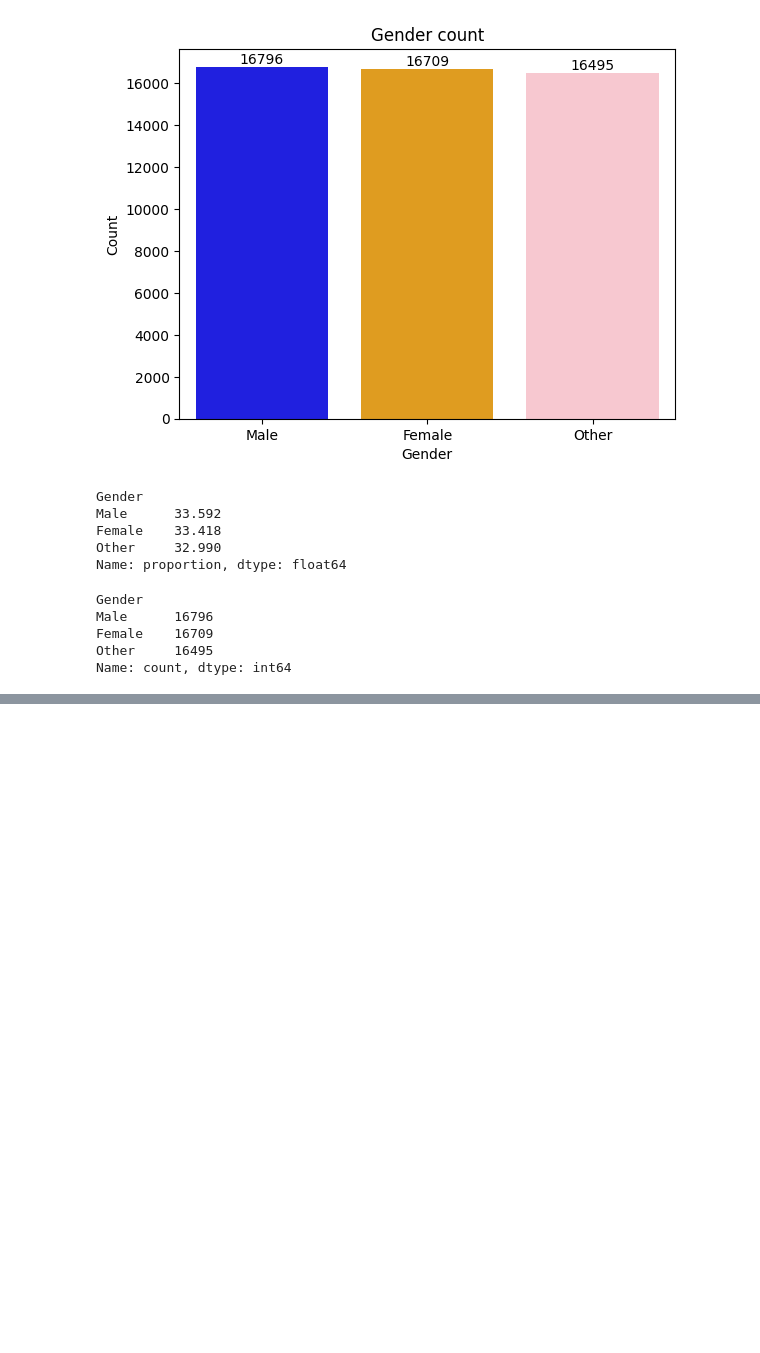
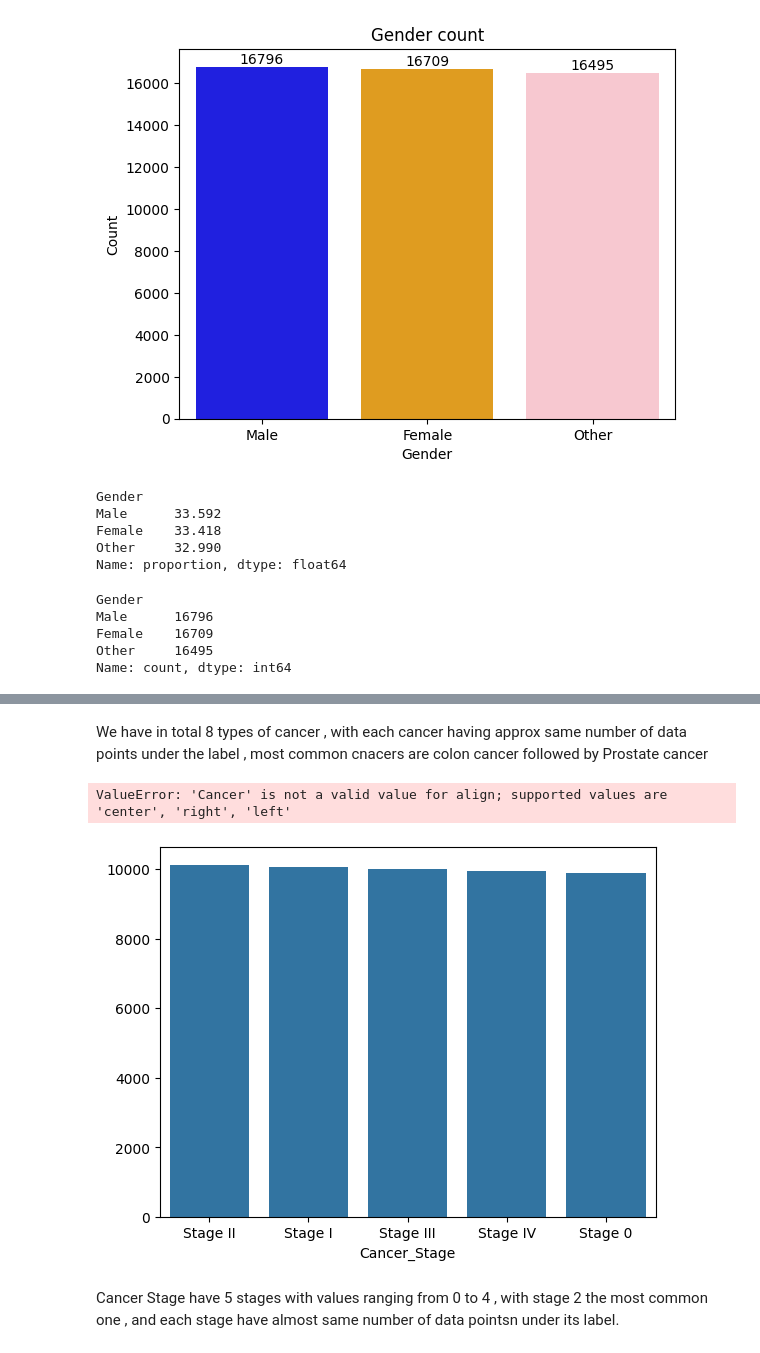
Before and after one commit to aijulhussain/EDA-project, a Jupyter notebook: EDA_ON_CANCER_DATAST.ipynb, the cells around one changed output, grey strips where cells are left out. Drawn from its saved outputs; the diff is of its cells as text; code cells hidden in the pictures; blank space fills up the shorter version.

```diff
--- a/EDA_ON_CANCER_DATAST.ipynb
+++ b/EDA_ON_CANCER_DATAST.ipynb
@@ -120,0 +170,21 @@ Name: count, dtype: int64
+# %% [markdown]
+We have in  total 8 types of cancer , with each cancer having approx same number of data points under the label , most common cnacers are colon cancer followed by Prostate cancer
+# %%
+#cancer stage
+data["Cancer_Stage"].value_counts()
+
+sns.barplot(x=data["Cancer_Stage"].value_counts().index,
+            y=data["Cancer_Stage"].value_counts().values)
+
+for i, v in enumerate(data["Cancer_Stage"].value_counts()):
+    plt.text(i,v, str(v), ha="Cancer", va="bottom ")
+
+plt.title("Cancer stage count")
+plt.xlabel("Cancer Stage")
+plt.ylabel("Count")
+plt.show()
+# %% [output]
+ValueError: 'Cancer' is not a valid value for align; supported values are 'center', 'right', 'left'
+[figure, added]
+# %% [markdown]
+Cancer Stage have 5 stages with values ranging from 0 to 4 , with stage 2 the most common one , and each stage have  almost same number of data pointsn under its label.
```
Also changed, not shown: parts of 10 cells of this notebook.
